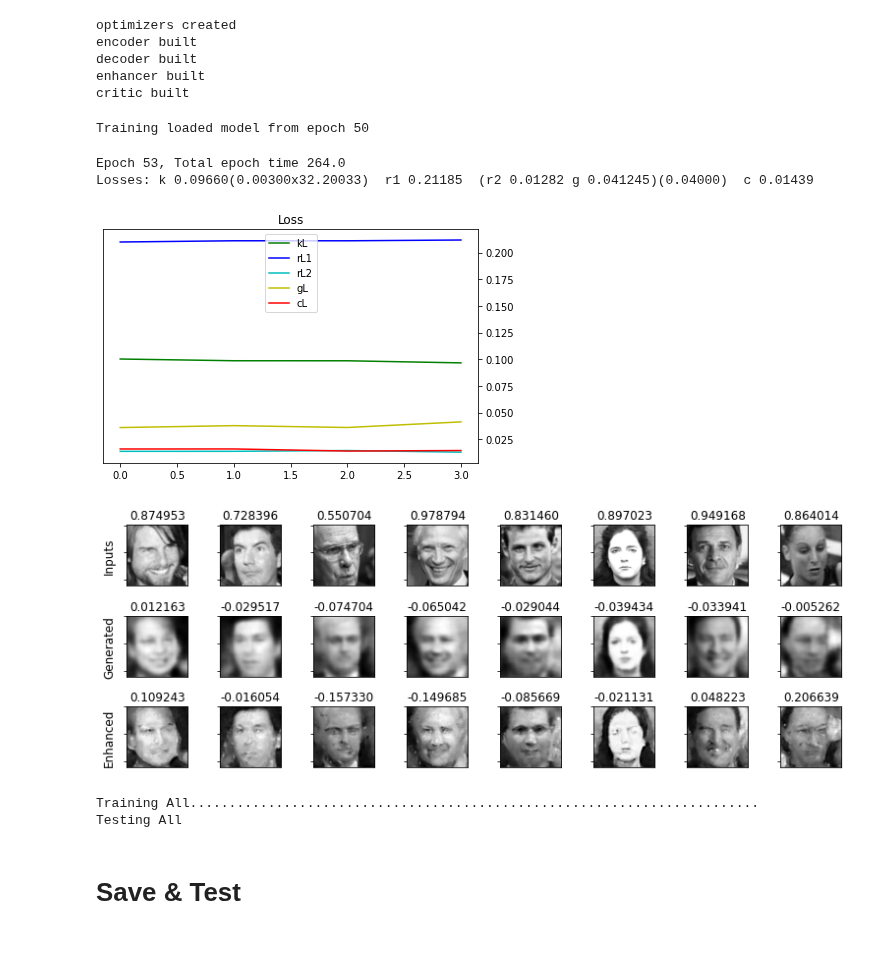
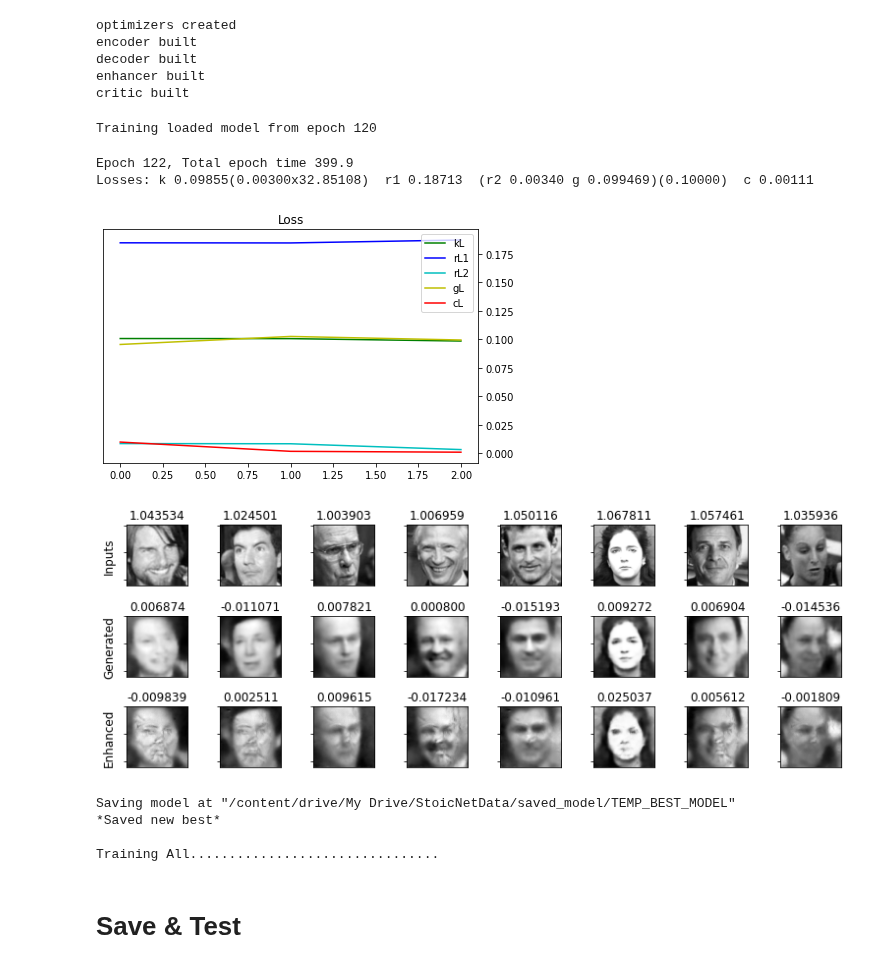
Before and after one commit to willtc111/StoicNet, a Jupyter notebook: Trainer.ipynb, the cells around one changed output. Cells and saved outputs as stored; diff of their text form; code cells hidden in the pictures.

```diff
--- a/Trainer.ipynb
+++ b/Trainer.ipynb
@@ -683,7 +687,7 @@ print("random inputs generated")
 # %% [output]
 random inputs generated
 # %%
-epochs = 150
+epochs = 200
 extra_critic_training_rounds = 0
 
 encOptimizer = tf.keras.optimizers.Adam(learning_rate=0.00005, beta_1=0.5)
@@ -708,13 +712,13 @@ if not FRESH:
     load_StoicNet("TEMP_SAVE")
     #load_StoicNet("TEMP_SAVE_50")
     #load_StoicNet("TEMP_SAVE_100")
-    startEpoch = 50
+    startEpoch = 120
     print("Training loaded model from epoch {}".format(startEpoch))
 else:
     print("Training a fresh model")
     startEpoch = 0
 # %% [output]
-Training loaded model from epoch 50
+Training loaded model from epoch 120
 # %%
 # Wkl (aka beta) weighs KL Divergence loss, limiting encoding capacity
 Wkl = tf.convert_to_tensor(0.003, dtype=tf.float32)
@@ -730,10 +734,10 @@ Wrl_ramp_start = 1   # Ramps up
 Wrl_ramp_end = 15
 
 # Wgl weighs gan loss vs reconstruction loss 2 for generator
-Wgl = tf.convert_to_tensor(0.05, dtype=tf.float32)
-max_Wgl = 0.05
+Wgl = tf.convert_to_tensor(0.1, dtype=tf.float32)
+max_Wgl = 0.1
 Wgl_ramp_start = 25   # Ramps up
-Wgl_ramp_end = 60
+Wgl_ramp_end = 100
 
 # Enhancer not doing much with 0.015 with rl2 based on dec(enc(x)) instead of x
 # 0.03 was better!
@@ -811,39 +815,41 @@ for epoch in range(startEpoch, epochs):
     gl = tf.math.multiply(gloss.result(), Wgl).numpy()
     cl = closs.result().numpy()
     ls = ls + [(kl, rl1, rl2, gl, cl)]
 
     end_time = time.time()
 
     # Output
     display.clear_output(wait=False)
     print('Epoch {0}, Total epoch time {1:.1f}'.format(epoch, end_time-start_time))
     print('Losses: k {0:.5f}({1:.5f}x{2:.5f})  r1 {3:.5f}  (r2 {4:.5f} g {5:.6f})({6:.5f})  c {7:.5f}'.format(
             kl, Wkl, kl_base, rl1, rl2, gl, Wgl, cl))
     plot_ALL_loss(ls)
     display_imgs_ratings(random_images_for_generation)
     #save_images(epoch, random_vector_for_generation)
     #display_novel_images()
 
     # Save the model from time to time or if you get a new record (after sufficient training)
     if epoch > 20 and kl + rl2 + gl < bestLoss:
         bestLoss = kl + rl2 + gl
         save_StoicNet("TEMP_BEST_MODEL")
         print("*Saved new best*")
     if (epoch + 1) % 25 == 0:
         display_feature_changes(epoch+1)
         save_StoicNet("TEMP_SAVE")
     elif (epoch + 1) % 5 == 0:
         save_StoicNet("TEMP_SAVE")
 
     tf.keras.backend.clear_session()
     start_time = time.time()
 # %% [output]
-Epoch 53, Total epoch time 264.0
-Losses: k 0.09660(0.00300x32.20033)  r1 0.21185  (r2 0.01282 g 0.041245)(0.04000)  c 0.01439
+Epoch 122, Total epoch time 399.9
+Losses: k 0.09855(0.00300x32.85108)  r1 0.18713  (r2 0.00340 g 0.099469)(0.10000)  c 0.00111
-[figure, old version]
+[figure, new version]
-[figure, old version]
+[figure, new version]
-Training All.........................................................................
-Testing All
+Saving model at "/content/drive/My Drive/StoicNetData/saved_model/TEMP_BEST_MODEL"
+*Saved new best*
+
+Training All................................
 # %% [markdown]
 # Save & Test
 # %%
```
Also changed, not shown: parts of 1 cell of this notebook.
